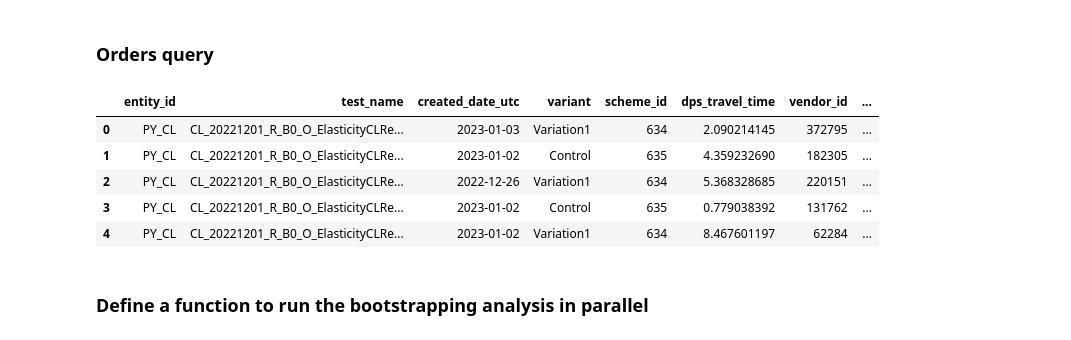
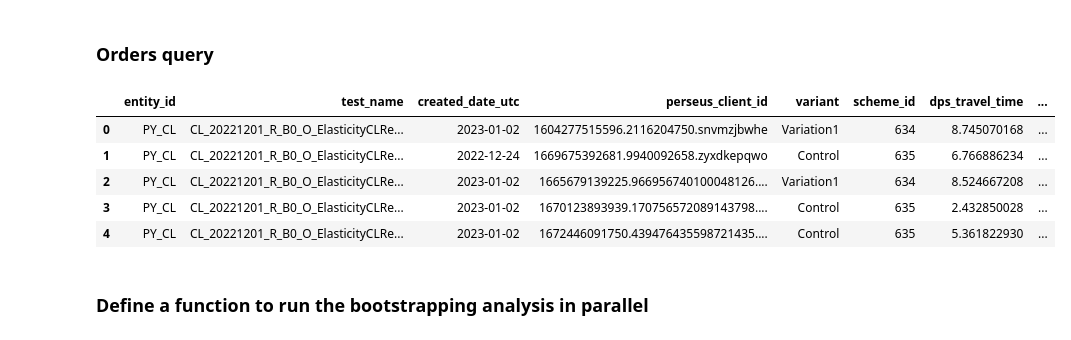
Before and after one commit to omar-elmaria/bootstrap_analysis, a Jupyter notebook: cluster_tier_level_analysis.ipynb, the cells around one changed output. Saved outputs shown, nothing was run; the diff lists cells and outputs as text; code cells hidden in the pictures.

```diff
--- a/cluster_tier_level_analysis.ipynb
+++ b/cluster_tier_level_analysis.ipynb
@@ -90,6 +92,7 @@ test_query = """
         a.zone_id,
 
         -- Order/customer identifiers and session data
+        a.perseus_client_id,
         a.variant,
         a.experiment_id AS test_id,
         b.test_name,
@@ -176,6 +179,7 @@ test_query = """
         a.entity_id,
         a.test_name,
         a.created_date_utc,
+        a.perseus_client_id,
         a.variant,
         a.scheme_id,
         a.dps_travel_time,
@@ -184,39 +188,39 @@ test_query = """
         a.entity_cluster,
         a.area_cluster,
 
         -- Business KPIs (These are the components of profit)
         a.platform_order_code,
         a.dps_delivery_fee_local,
         a.dps_travel_time_fee_local,
         a.dps_surge_fee_local,
         a.delivery_fee_local,
         a.gfv_local gfv_local,
         a.gmv_local gmv_local,
         CAST(a.tt_tier AS string) tt_tier
     FROM dps_order_with_pm AS a
  """.format(lookback_period_start_date=lookback_period_start_date, lookback_period_end_date=lookback_period_end_date, filters_list="', '".join(filters_list))
 
 # Execute the orders query
 df_test_data = client.query(query=test_query).result().to_dataframe(progress_bar_type="tqdm", bqstorage_client=bqstorage_client)
 
 # Change the data types of numeric columns to FLOAT
 numeric_cols = ["dps_delivery_fee_local", "dps_travel_time_fee_local", "dps_surge_fee_local", "delivery_fee_local", "gfv_local", "gmv_local"]
 df_test_data[numeric_cols] = df_test_data[numeric_cols].applymap(lambda x: float(x))
 
 # Change scheme_id to INT
 df_test_data["scheme_id"] = df_test_data["scheme_id"].apply(lambda x: int(x))
 
 # Add the DF/AFV column
 df_test_data["df_afv"] = (df_test_data["delivery_fee_local"] / df_test_data["gfv_local"]) * 100
 
 df_test_data.head()
 # %% [output]
-|  | entity_id | test_name | created_date_utc | variant | scheme_id | dps_travel_time | vendor_id | ... |
-| 0 | PY_CL | CL_20221201_R_B0_O_ElasticityCLRe... | 2023-01-03 | Variation1 | 634 | 2.090214145 | 372795 | ... |
-| 1 | PY_CL | CL_20221201_R_B0_O_ElasticityCLRe... | 2023-01-02 | Control | 635 | 4.359232690 | 182305 | ... |
-| 2 | PY_CL | CL_20221201_R_B0_O_ElasticityCLRe... | 2022-12-26 | Variation1 | 634 | 5.368328685 | 220151 | ... |
-| 3 | PY_CL | CL_20221201_R_B0_O_ElasticityCLRe... | 2023-01-02 | Control | 635 | 0.779038392 | 131762 | ... |
-| 4 | PY_CL | CL_20221201_R_B0_O_ElasticityCLRe... | 2023-01-02 | Variation1 | 634 | 8.467601197 | 62284 | ... |
+|  | entity_id | test_name | created_date_utc | perseus_client_id | variant | scheme_id | dps_travel_time | ... |
+| 0 | PY_CL | CL_20221201_R_B0_O_ElasticityCLRe... | 2023-01-02 | 1604277515596.2116204750.snvmzjbwhe | Variation1 | 634 | 8.745070168 | ... |
+| 1 | PY_CL | CL_20221201_R_B0_O_ElasticityCLRe... | 2022-12-24 | 1669675392681.9940092658.zyxdkepqwo | Control | 635 | 6.766886234 | ... |
+| 2 | PY_CL | CL_20221201_R_B0_O_ElasticityCLRe... | 2023-01-02 | 1665679139225.966956740100048126.... | Variation1 | 634 | 8.524667208 | ... |
+| 3 | PY_CL | CL_20221201_R_B0_O_ElasticityCLRe... | 2023-01-02 | 1670123893939.170756572089143798.... | Control | 635 | 2.432850028 | ... |
+| 4 | PY_CL | CL_20221201_R_B0_O_ElasticityCLRe... | 2023-01-02 | 1672446091750.439476435598721435.... | Control | 635 | 5.361822930 | ... |
 # %% [markdown]
 ### Define a function to run the bootstrapping analysis in parallel
 # %%
```
Also changed, not shown: parts of 6 cells of this notebook.
